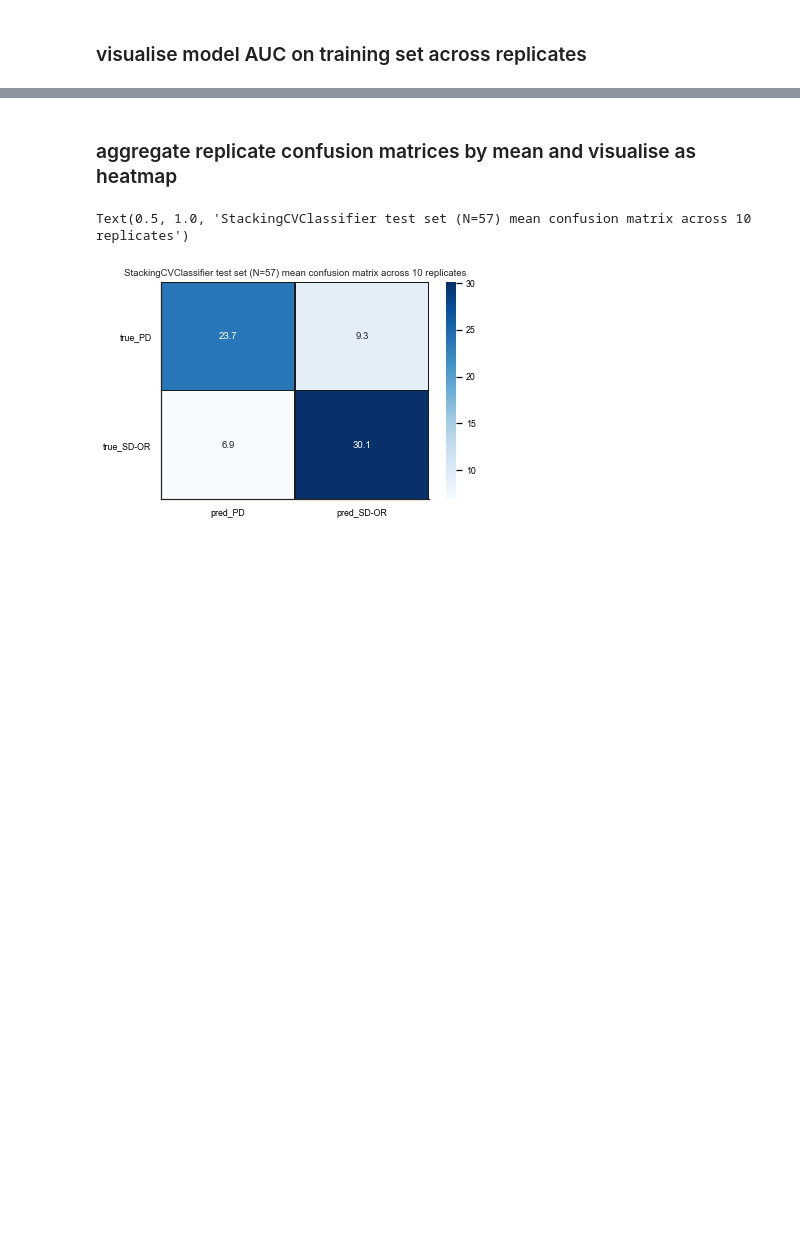
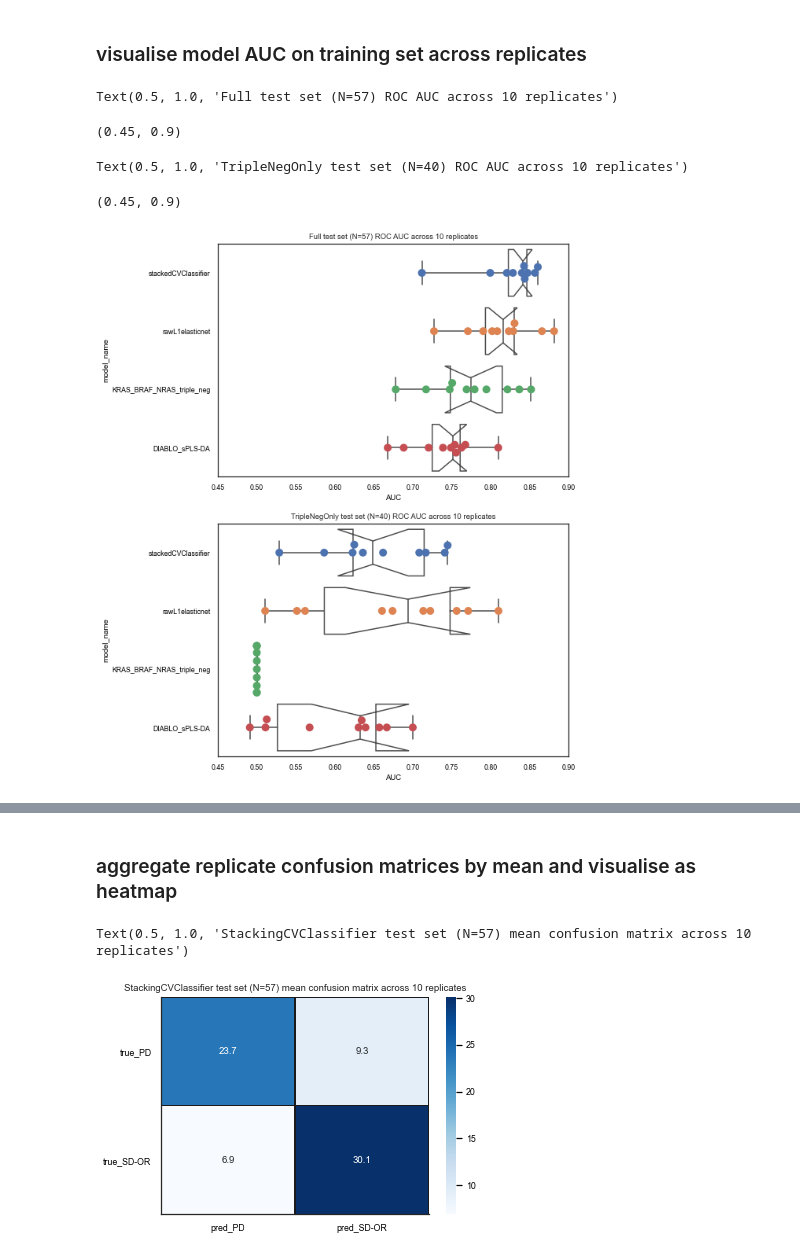
Before and after one commit to vodkatad/pdx_multiomics_integration_preproc, a Jupyter notebook: local/src/4_McNemar_PDX/aggregate_AUC+confMatrix_vis.ipynb, the cells around one changed output, grey strips where cells are left out. Drawn from its saved outputs; the diff is of its cells as text; code cells hidden in the pictures; blank space fills up the shorter version.

```diff
--- a/local/src/4_McNemar_PDX/aggregate_AUC+confMatrix_vis.ipynb
+++ b/local/src/4_McNemar_PDX/aggregate_AUC+confMatrix_vis.ipynb
@@ -79,2 +83,35 @@ performance_df
 # %% [markdown]
 ### visualise model AUC on training set across replicates
+# %%
+fig, axes = plt.subplots(2,1, figsize=(8,12))
+ax1, ax2 = axes
+ax1 = sb.boxplot(x="AUC", y="model_name",
+	notch=True,
+	data=df1,
+	boxprops={'facecolor':'None'},
+	whis=np.inf, ax=ax1)
+ax1 = sb.swarmplot(x="AUC", y="model_name",
+	data=df1,  s=10, ax=ax1)
+ax1.set_title(f'Full test set (N=57) ROC AUC across 10 replicates')
+ax1.set_xlim(.45,.9)
+#fig = ax.get_figure()
+#fig.savefig('aggROCAUC_boxswarm_test.pdf', format='pdf', bbox_inches='tight')
+
+ax2 = sb.boxplot(x="AUC", y="model_name",
+	notch=True,
+	data=df2,
+	boxprops={'facecolor':'None'},
+	whis=np.inf, ax=ax2)
+ax2 = sb.swarmplot(x="AUC", y="model_name",
+	data=df2, s=10, ax=ax2)
+ax2.set_title(f'TripleNegOnly test set (N=40) ROC AUC across 10 replicates')
+ax2.set_xlim(.45,.9)
+#fig = ax.get_figure()
+fig.savefig('aggROCAUC_Full+TripleNegOnly_boxswarm_test.pdf',
+	format='pdf', bbox_inches='tight')
+# %% [output]
+Text(0.5, 1.0, 'Full test set (N=57) ROC AUC across 10 replicates')
+(0.45, 0.9)
+Text(0.5, 1.0, 'TripleNegOnly test set (N=40) ROC AUC across 10 replicates')
+(0.45, 0.9)
+[figure, added]
```
Also changed, not shown: parts of 10 cells of this notebook, 2 other files.
